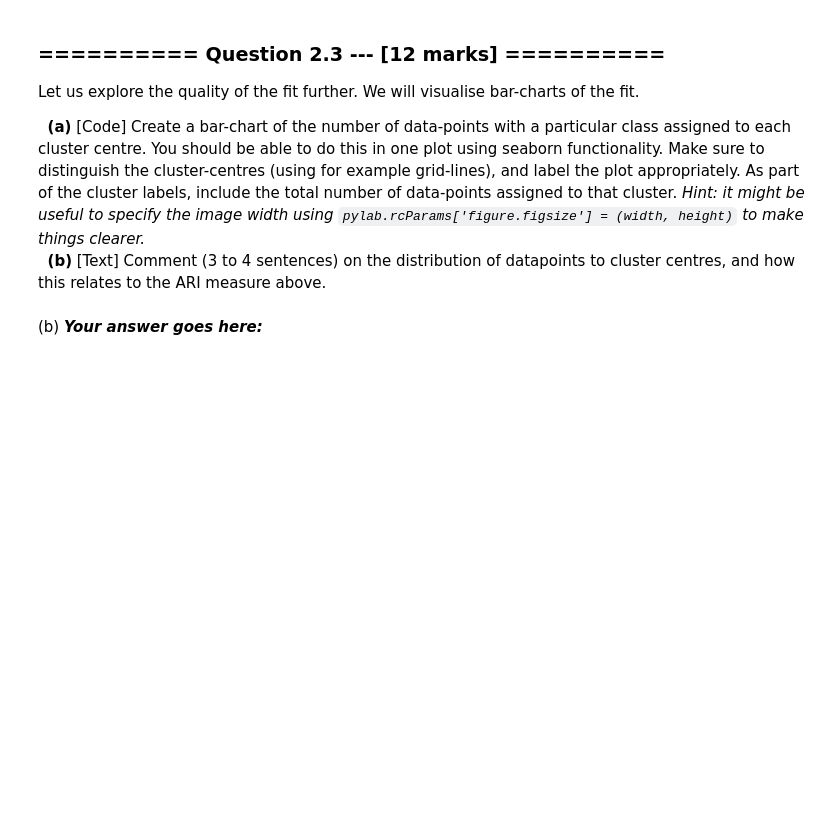
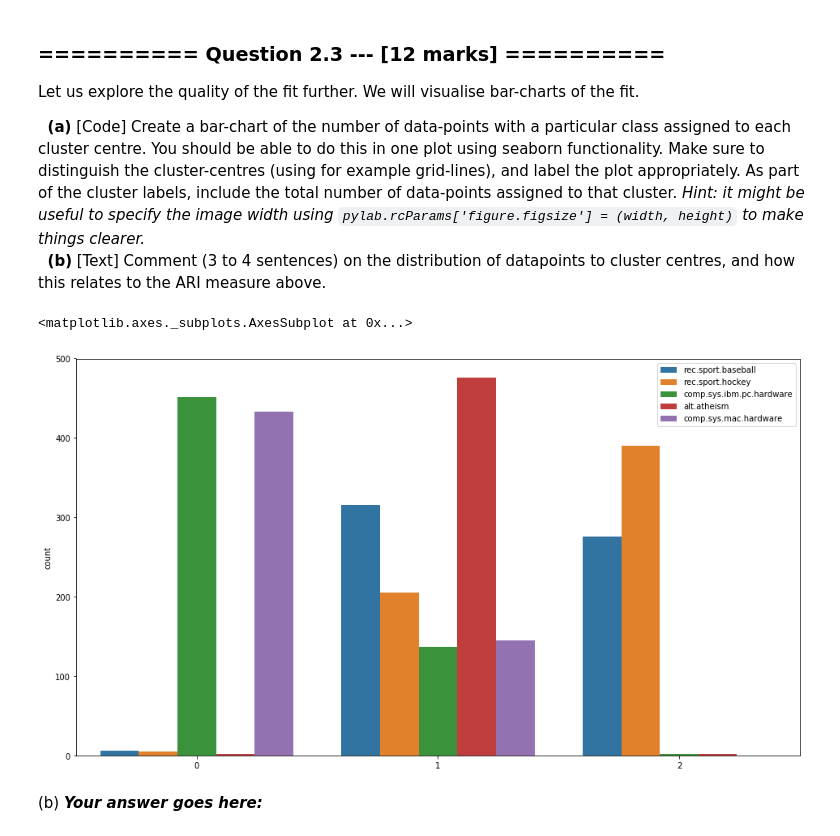
Before and after one commit to stuphys1729/IAML, a Jupyter notebook: Assignments/04_A_KMeans.ipynb, the cells around one changed output. Cells and saved outputs as stored; diff of their text form; code cells hidden in the pictures; blank space fills up the shorter version.

```diff
--- a/Assignments/04_A_KMeans.ipynb
+++ b/Assignments/04_A_KMeans.ipynb
@@ -113,6 +113,9 @@ import pandas as pd
 import matplotlib.pyplot as plt
 from sklearn.cluster import KMeans
 from sklearn.metrics import adjusted_rand_score
+import pylab
+
+pylab.rcParams['figure.figsize'] = (16, 9)
 
 # Your Code goes here:
 # %% [output]
@@ -282,8 +285,12 @@ Let us explore the quality of the fit further. We will visualise bar-charts of t
 &nbsp;&nbsp;**(a)** [Code] Create a bar-chart of the number of data-points with a particular class assigned to each cluster centre. You should be able to do this in one plot using seaborn functionality. Make sure to distinguish the cluster-centres (using for example grid-lines), and label the plot appropriately. As part of the cluster labels, include the total number of data-points assigned to that cluster. *Hint: it might be useful to specify the image width using `pylab.rcParams['figure.figsize'] = (width, height)` to make things clearer.*<br>
 &nbsp;&nbsp;**(b)** [Text] Comment (3 to 4 sentences) on the distribution of datapoints to cluster centres, and how this relates to the ARI measure above.
 # %%
-#(a) # Your Code goes here:
+### (a) # Your Code goes here:
 # plt.sublpots(sharey=True) stuff
+sns.countplot(x=pred, hue=y)
+# %% [output]
+<matplotlib.axes._subplots.AxesSubplot at 0x...>
+[figure, added]
 # %% [markdown]
 (b) ***Your answer goes here:***
 # %% [markdown]
```
Also changed, not shown: parts of 1 cell of this notebook, 1 other file.
